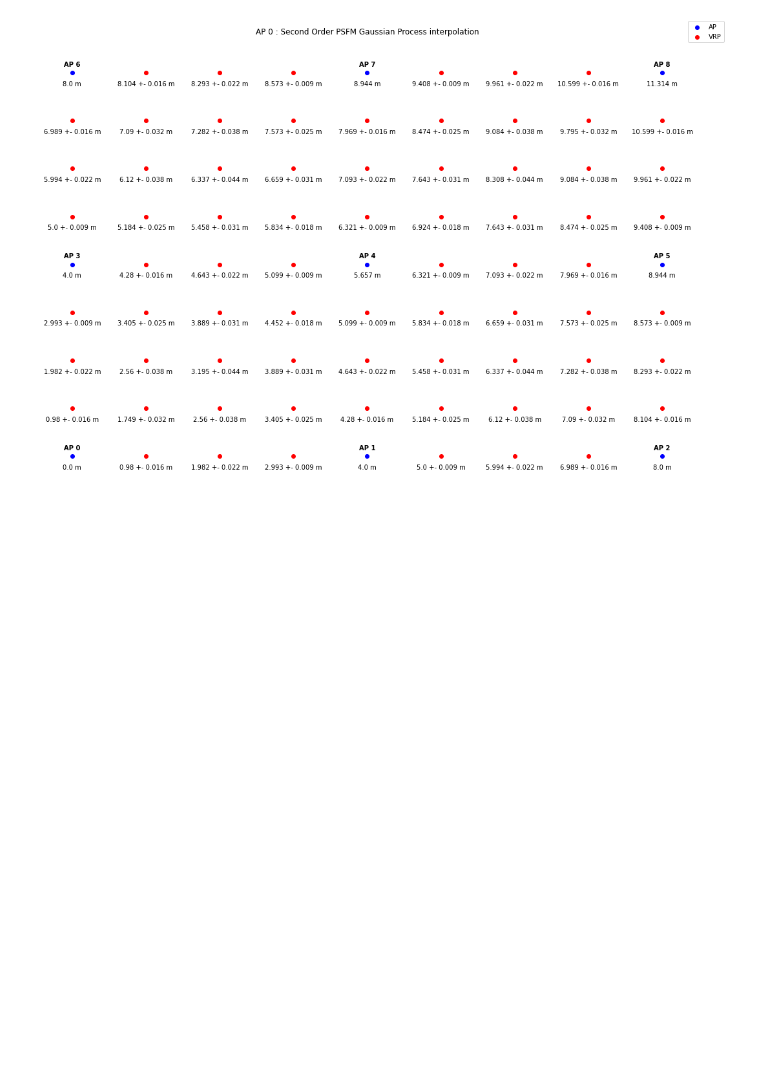
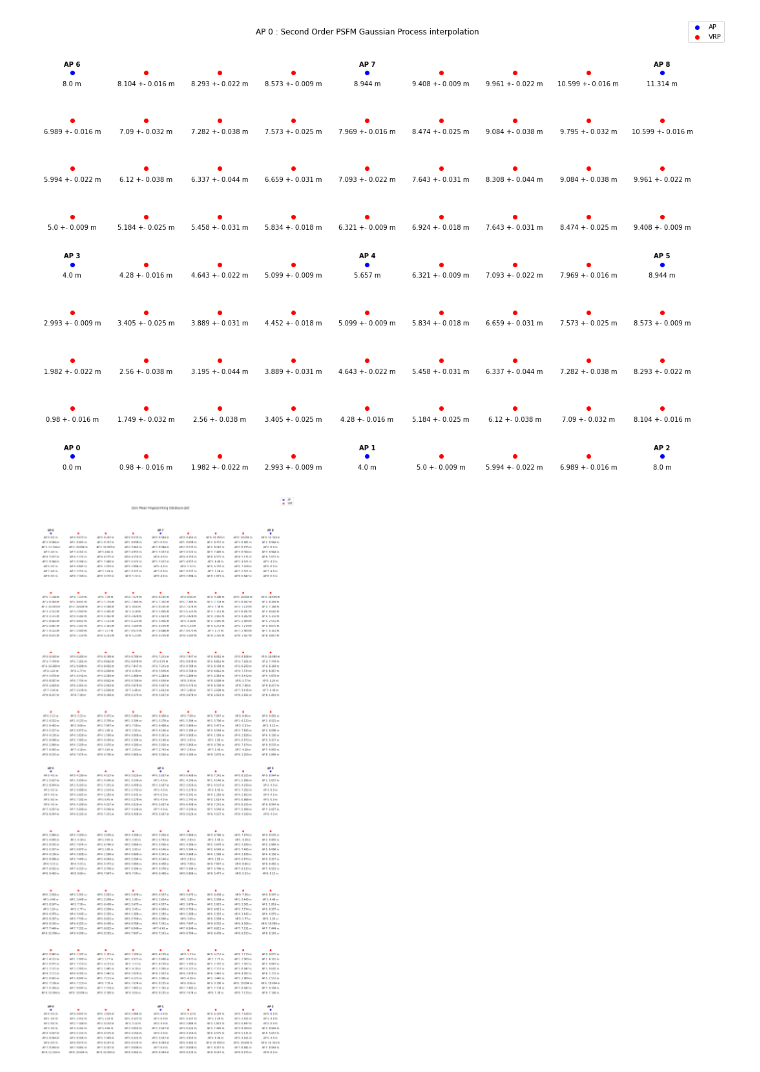
Before and after one commit to carlogattuso/Indoor_Positioning_RTT_GPR, a Jupyter notebook: src/psfm_gpr.ipynb, the cells around one changed output. Saved outputs shown, nothing was run; the diff lists cells and outputs as text; code cells hidden in the pictures; blank space fills up the shorter version.

Commit message:
fingerprinting db plot

```diff
--- a/src/psfm_gpr.ipynb
+++ b/src/psfm_gpr.ipynb
@@ -361,7 +361,7 @@ kernel = ConstantKernel(constant_value=1.0,constant_value_bounds=(1e-3, 1e3)) \
 
 gp = GaussianProcessRegressor(kernel=kernel, alpha=sigma_n**2, n_restarts_optimizer=10)
 
-hyper_params = np.array([gp_fit(L_ap, d_RTT[i]) for (i) in np.linspace(0, 8, 9).astype(int)])
+hyper_params = np.array([gp_fit(L_ap, d_RTT[:,i]) for (i) in np.linspace(0, 8, 9).astype(int)])
 # %%
 def compute_cov_matrices(L_ap, L_vrp, sigma_f=1, l=1):
     """
@@ -574,8 +575,8 @@ plt.legend(labels=['AP','VRP'],loc="upper right",borderaxespad=-5)
 plt.title('AP '+menu_5.value+' : Zero Mean Gaussian Process interpolation',pad=30)
 plt.axis('off')
 
-for x in range(len(d_RTT[int(menu_5.value)])):
-    label = f"{d_RTT[int(menu_5.value),x].round(3)} m"
+for x in range(len(d_RTT[:,int(menu_5.value)])):
+    label = f"{d_RTT[:,int(menu_5.value)][x].round(3)} m"
 
     plt.annotate(label, # this is the text
                  (L_ap[x,0],L_ap[x,1]), # this is the point to label
@@ -584,7 +585,7 @@ for x in range(len(d_RTT[int(menu_5.value)])):
                  ha='center') # horizontal alignment can be left, right or center
 
 for x in range(len(means[int(menu_5.value)])):
-    label = f"{means[int(menu_5.value)][x].round(3)} +- {variances[int(menu_5.value)][x].round(3)} m"
+    label = f"{means[int(menu_5.value)][x,0].round(3)} +- {variances[int(menu_5.value)][x,0].round(3)} m"
 
     plt.annotate(label, # this is the text
                  (L_vrp[x,0],L_vrp[x,1]), # this is the point to label
@@ -622,8 +623,8 @@ plt.legend(labels=['AP','VRP'],loc="upper right",borderaxespad=-5)
 plt.title('AP '+menu_5.value+' : First Order PSFM Gaussian Process interpolation',pad=30)
 plt.axis('off')
 
-for x in range(len(d_RTT[int(menu_5.value)])):
-    label = f"{d_RTT[int(menu_5.value),x].round(3)} m"
+for x in range(len(d_RTT[:,int(menu_5.value)])):
+    label = f"{d_RTT[:,int(menu_5.value)][x].round(3)} m"
 
     plt.annotate(label, # this is the text
                  (L_ap[x,0],L_ap[x,1]), # this is the point to label
@@ -632,7 +633,7 @@ for x in range(len(d_RTT[int(menu_5.value)])):
                  ha='center') # horizontal alignment can be left, right or center
 
 for x in range(len(means_psfm[int(menu_5.value)])):
-    label = f"{means_psfm[int(menu_5.value)][x].round(3)} +- {variances[int(menu_5.value)][x].round(3)} m"
+    label = f"{means_psfm[int(menu_5.value)][x,0].round(3)} +- {variances[int(menu_5.value)][x,0].round(3)} m"
 
     plt.annotate(label, # this is the text
                  (L_vrp[x,0],L_vrp[x,1]), # this is the point to label
@@ -670,8 +671,8 @@ plt.legend(labels=['AP','VRP'],loc="upper right",borderaxespad=-5)
 plt.title('AP '+menu_5.value+' : Second Order PSFM Gaussian Process interpolation',pad=30)
 plt.axis('off')
 
-for x in range(len(d_RTT[int(menu_5.value)])):
-    label = f"{d_RTT[int(menu_5.value),x].round(3)} m"
+for x in range(len(d_RTT[:,int(menu_5.value)])):
+    label = f"{d_RTT[:,int(menu_5.value)][x].round(3)} m"
 
     plt.annotate(label, # this is the text
                  (L_ap[x,0],L_ap[x,1]), # this is the point to label
@@ -680,7 +681,7 @@ for x in range(len(d_RTT[int(menu_5.value)])):
                  ha='center') # horizontal alignment can be left, right or center
 
 for x in range(len(means_psfm2[int(menu_5.value)])):
-    label = f"{means_psfm2[int(menu_5.value)][x].round(3)} +- {variances[int(menu_5.value)][x].round(3)} m"
+    label = f"{means_psfm2[int(menu_5.value)][x,0].round(3)} +- {variances[int(menu_5.value)][x,0].round(3)} m"
 
     plt.annotate(label, # this is the text
                  (L_vrp[x,0],L_vrp[x,1]), # this is the point to label
@@ -700,3 +701,49 @@ for x,y,z in zip(L_ap[:,0],L_ap[:,1], np.linspace(0, 8, 9).astype(int)):
                  weight='bold')
 # %% [output]
 [figure]
+# %%
+"""
+Zero Mean GPR Fingerprinting Database plot
+"""
+
+plt.figure(figsize=(18,40))
+
+plt.scatter(L_ap[:,0], L_ap[:,1], c='b')
+plt.scatter(L_vrp[:,0], L_vrp[:,1], c='r')
+
+plt.legend(labels=['AP','VRP'],loc="upper right",borderaxespad=-5)
+plt.title('Zero Mean Fingerprinting Database plot', pad=0)
+plt.axis('off')
+
+for x in range(len(d_RTT[int(menu_5.value)])):
+    for y in range(len(d_RTT[int(menu_5.value)])):
+        label = f"AP {y}: {d_RTT[x,y].round(3)} m"
+
+        plt.annotate(label, # this is the text
+                    (L_ap[x,0],L_ap[x,1]), # this is the point to label
+                    textcoords="offset points", # how to position the text
+                    xytext=(0,-20-y*20), # distance from text to points (x,y)
+                    ha='center') # horizontal alignment can be left, right or center
+
+for x in range(len(means[int(menu_5.value)])):
+    for y in range(len(d_RTT[int(menu_5.value)])):
+        label = f"AP {y}: {means[:,x,:][y,0].round(3)} m"
+
+        plt.annotate(label, # this is the text
+                    (L_vrp[x,0],L_vrp[x,1]), # this is the point to label
+                    textcoords="offset points", # how to position the text
+                    xytext=(0,-20-y*20), # distance from text to points (x,y)
+                    ha='center') # horizontal alignment can be left, right or center
+
+for x,y,z in zip(L_ap[:,0],L_ap[:,1], np.linspace(0, 8, 9).astype(int)):
+
+    label = f"AP {z}"
+
+    plt.annotate(label, # this is the text
+                 (x,y), # this is the point to label
+                 textcoords="offset points", # how to position the text
+                 xytext=(0,10), # distance from text to points (x,y)
+                 ha='center', # horizontal alignment can be left, right or center
+                 weight='bold')
+# %% [output]
+[figure, added]
```
Also changed, not shown: parts of 3 cells of this notebook.
